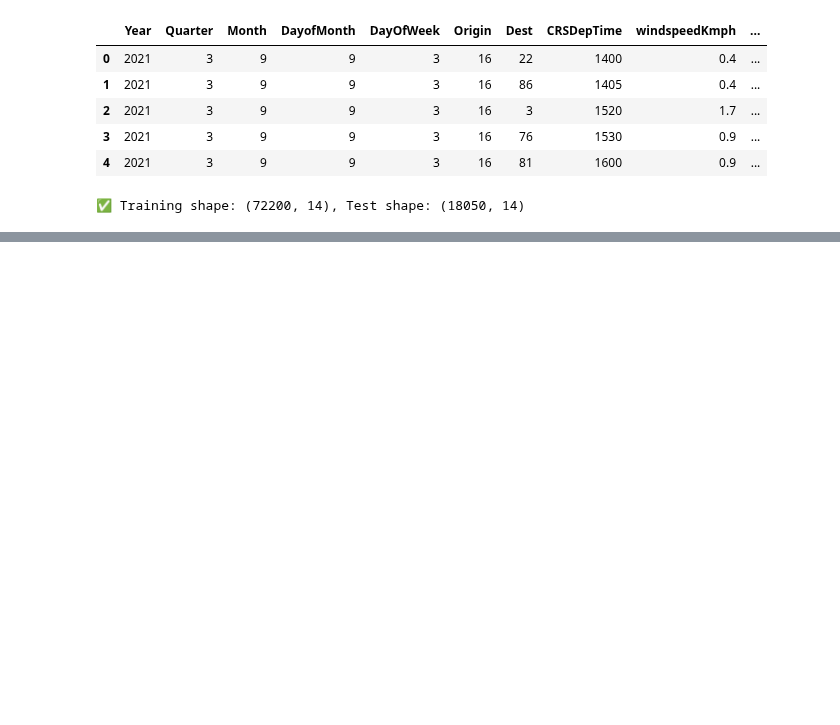
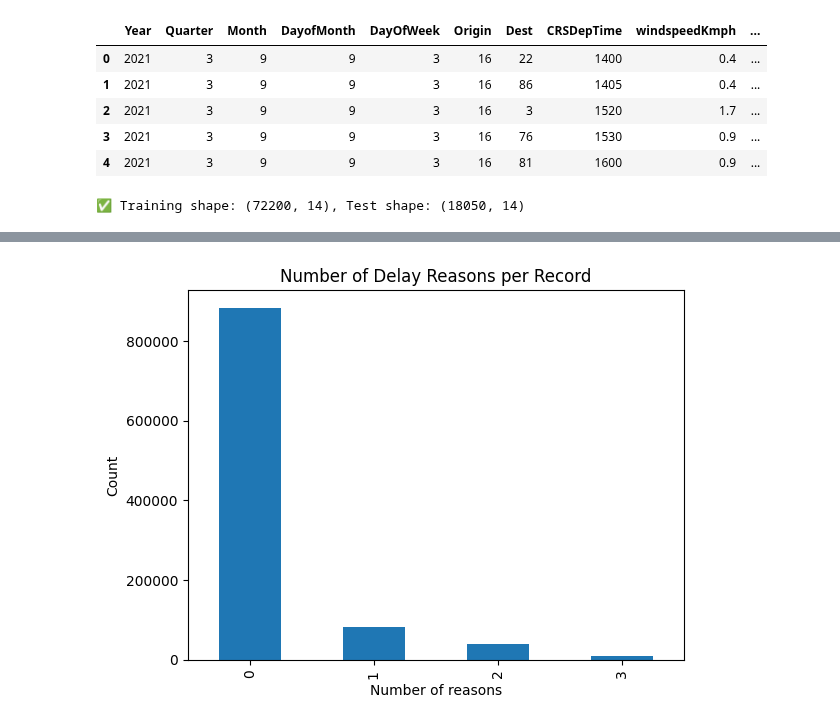
Before and after one commit to ZahraZellazi/DelayPrediction, a Jupyter notebook: DelayPrediction.ipynb, the cells around one changed output, grey strips where cells are left out. Saved outputs shown, nothing was run; the diff lists cells and outputs as text; code cells hidden in the pictures; blank space fills up the shorter version.

```diff
--- a/DelayPrediction.ipynb
+++ b/DelayPrediction.ipynb
@@ -2621,0 +2594,9 @@ Fitting 3 folds for each of 4 candidates, totalling 12 fits
+# %%
+import pandas as pd
+
+hist = pd.read_csv("opscontrol_historicalcoordination.csv")
+
+print(hist.shape)         # rows & columns
+print(hist.dtypes)        # column types
+print(hist.head(3))       # first rows
+print(hist.isna().sum())  # missing values
@@ -2621,0 +2643,6 @@ Fitting 3 folds for each of 4 candidates, totalling 12 fits
+# %%
+hist['reason_count'] = ((hist['DL1'] != 0).astype(int) +
+                        (hist['DL2'] != 0).astype(int) +
+                        (hist['DL3'] != 0).astype(int))
+
+print(hist['reason_count'].value_counts())
@@ -2621,0 +2677,9 @@ Fitting 3 folds for each of 4 candidates, totalling 12 fits
+# %%
+import matplotlib.pyplot as plt
+
+hist['reason_count'].value_counts().plot(kind='bar', title='Number of Delay Reasons per Record')
+plt.xlabel('Number of reasons')
+plt.ylabel('Count')
+plt.show()
+# %% [output]
+[figure, added]
```
Also changed, not shown: parts of 16 cells of this notebook.
